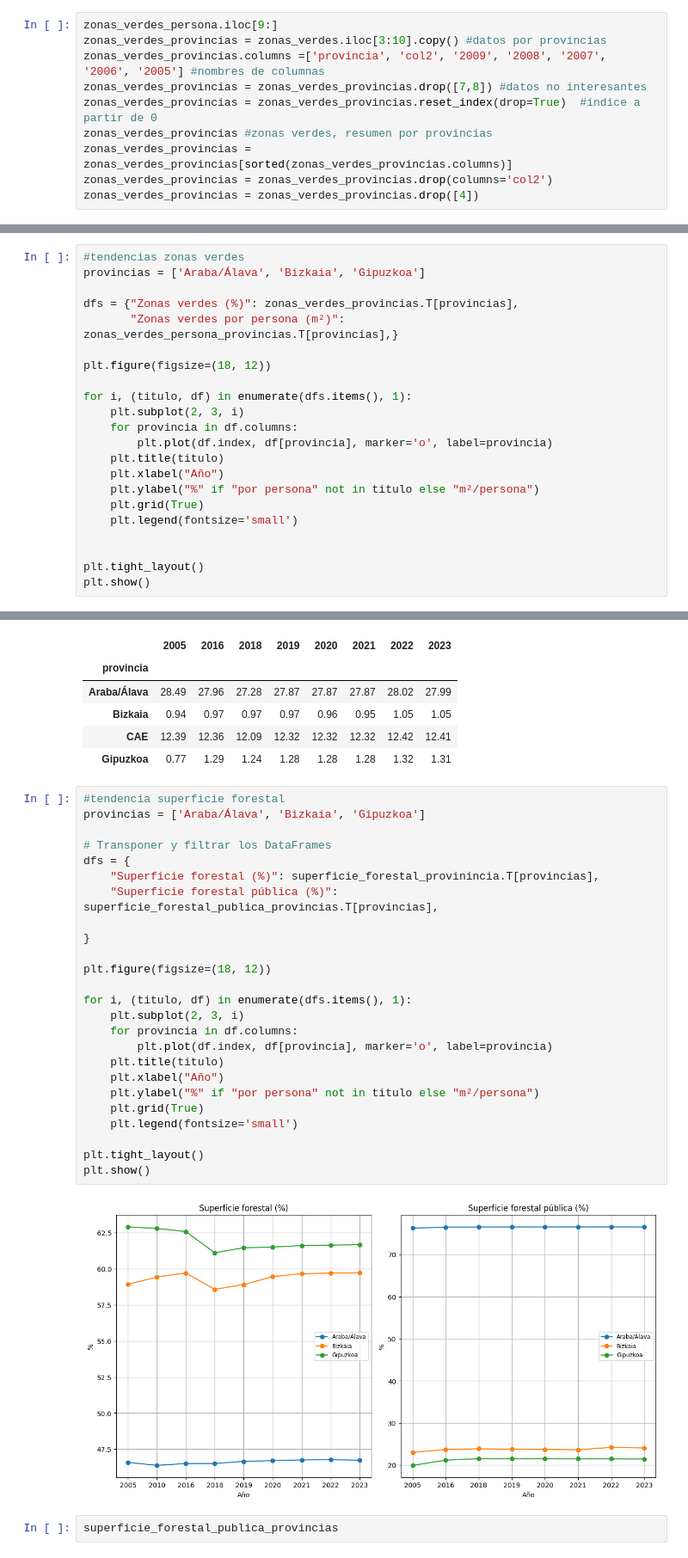
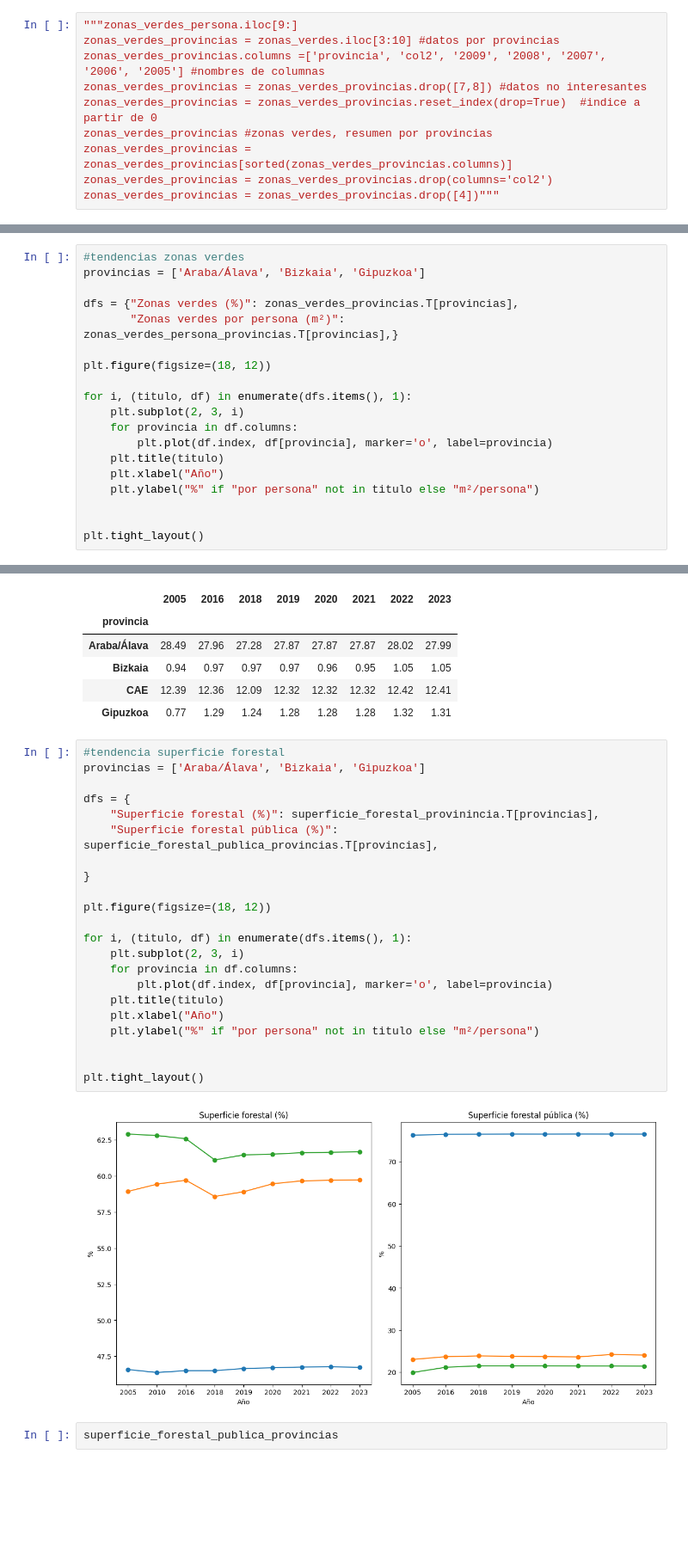
Before and after one commit to AnaExposito/EDA_ZONAS_VERDES, a Jupyter notebook: jupiter_zonas_verdes/Jupiter_zonas_verdes.ipynb, the cells around one changed output, grey strips where cells are left out. Shown at 86% size. Cells and saved outputs as stored; diff of their text form; blank space fills up the shorter version.

```diff
--- a/jupiter_zonas_verdes/Jupiter_zonas_verdes.ipynb
+++ b/jupiter_zonas_verdes/Jupiter_zonas_verdes.ipynb
@@ -224,15 +224,15 @@ zonas_verdes_persona.describe()
 | top | 20080 | Zumarraga | 2009 | 2008 | 2007 | 2006 | 2005 |
 | freq | 1 | 1 | 3 | 3 | 3 | 3 | 3 |
 # %%
-zonas_verdes_persona.iloc[9:]
-zonas_verdes_provincias = zonas_verdes.iloc[3:10].copy() #datos por provincias
+"""zonas_verdes_persona.iloc[9:]
+zonas_verdes_provincias = zonas_verdes.iloc[3:10] #datos por provincias
 zonas_verdes_provincias.columns =['provincia', 'col2', '2009', '2008', '2007', '2006', '2005'] #nombres de columnas
 zonas_verdes_provincias = zonas_verdes_provincias.drop([7,8]) #datos no interesantes
 zonas_verdes_provincias = zonas_verdes_provincias.reset_index(drop=True)  #indice a partir de 0
 zonas_verdes_provincias #zonas verdes, resumen por provincias
 zonas_verdes_provincias = zonas_verdes_provincias[sorted(zonas_verdes_provincias.columns)]
 zonas_verdes_provincias = zonas_verdes_provincias.drop(columns='col2')
-zonas_verdes_provincias = zonas_verdes_provincias.drop([4])
+zonas_verdes_provincias = zonas_verdes_provincias.drop([4])"""
 # %%
 zonas_verdes_persona_provincias = zonas_verdes_persona.iloc[3:10].copy() #datos por provincias
 # %%
@@ -895,10 +904,7 @@ for i, (titulo, df) in enumerate(dfs.items(), 1):
     plt.title(titulo)
     plt.xlabel("Año")
     plt.ylabel("%" if "por persona" not in titulo else "m²/persona")
-    plt.grid(True)
-    plt.legend(fontsize='small')
 
 
 plt.tight_layout()
-plt.show()
 # %% [output]
@@ -924,30 +931,27 @@ supeficie_agricola_provincias
 # %%
 #tendencia superficie forestal
 provincias = ['Araba/Álava', 'Bizkaia', 'Gipuzkoa']
 
-# Transponer y filtrar los DataFrames
 dfs = {
     "Superficie forestal (%)": superficie_forestal_provinincia.T[provincias],
     "Superficie forestal pública (%)": superficie_forestal_publica_provincias.T[provincias],
 
 }
 
 plt.figure(figsize=(18, 12))
 
 for i, (titulo, df) in enumerate(dfs.items(), 1):
     plt.subplot(2, 3, i)
     for provincia in df.columns:
         plt.plot(df.index, df[provincia], marker='o', label=provincia)
     plt.title(titulo)
     plt.xlabel("Año")
     plt.ylabel("%" if "por persona" not in titulo else "m²/persona")
-    plt.grid(True)
-    plt.legend(fontsize='small')
+
 
 plt.tight_layout()
-plt.show()
 # %% [output]
-[figure, old version]
+[figure, new version]
 # %%
 superficie_forestal_publica_provincias
 # %% [output]
```
Also changed, not shown: parts of 27 cells of this notebook, 5 other files.
